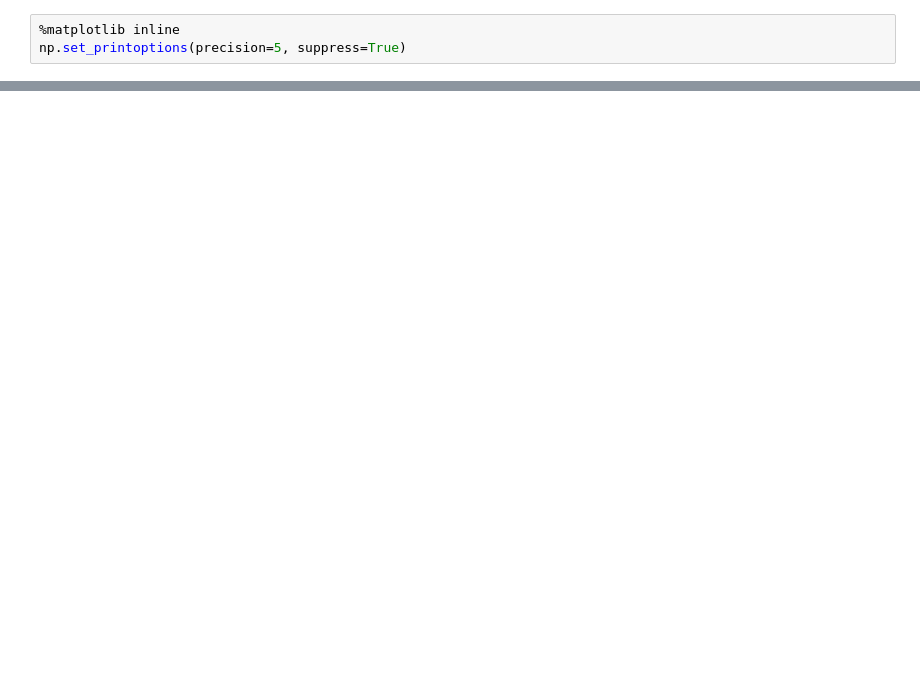
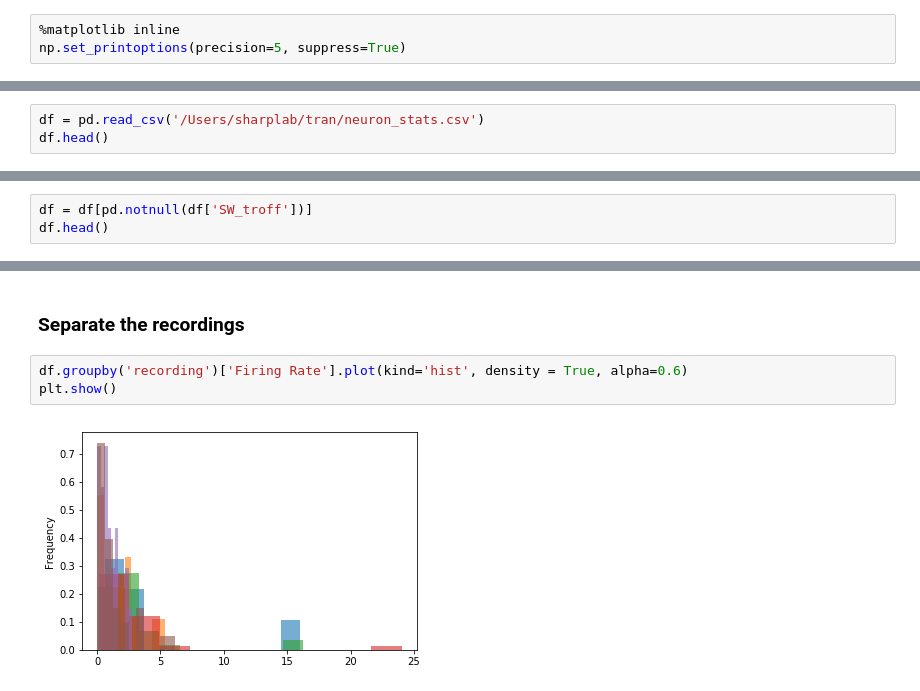
Before and after one commit to Ruairi-osul/ephys, a Jupyter notebook: post_kilosort/notebooks/Tran's playground.ipynb, the cells around one changed output, grey strips where cells are left out. Cells and saved outputs as stored; diff of their text form; blank space fills up the shorter version.

```diff
--- a/post_kilosort/notebooks/Tran's playground.ipynb
+++ b/post_kilosort/notebooks/Tran's playground.ipynb
@@ -156,0 +151,3 @@ labels.shape
+# %%
+df = pd.read_csv('/Users/sharplab/tran/neuron_stats.csv')
+df.head()
@@ -156,0 +163,3 @@ labels.shape
+# %%
+df = df[pd.notnull(df['SW_troff'])]
+df.head()
@@ -156,0 +180,7 @@ labels.shape
+# %% [markdown]
+### Separate the recordings
+# %%
+df.groupby('recording')['Firing Rate'].plot(kind='hist', density = True, alpha=0.6)
+plt.show()
+# %% [output]
+[figure, added]
```
Also changed, not shown: parts of 81 cells of this notebook, 5 other files.
